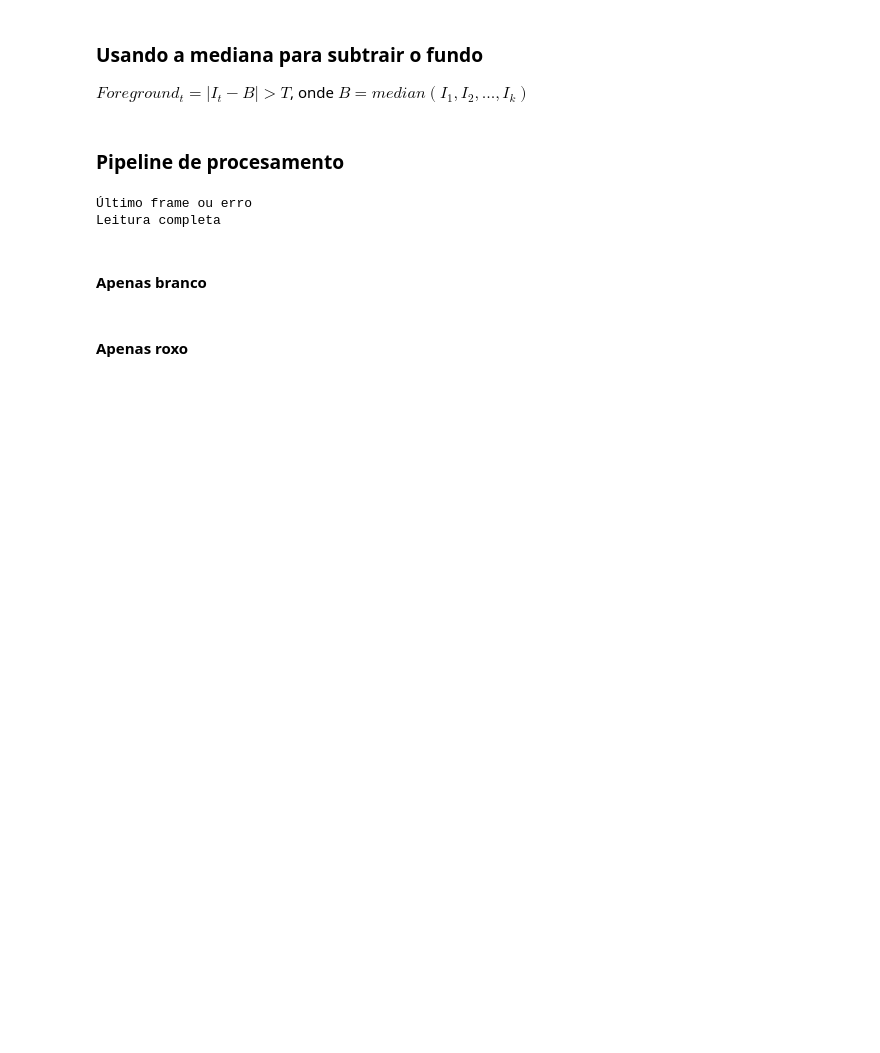
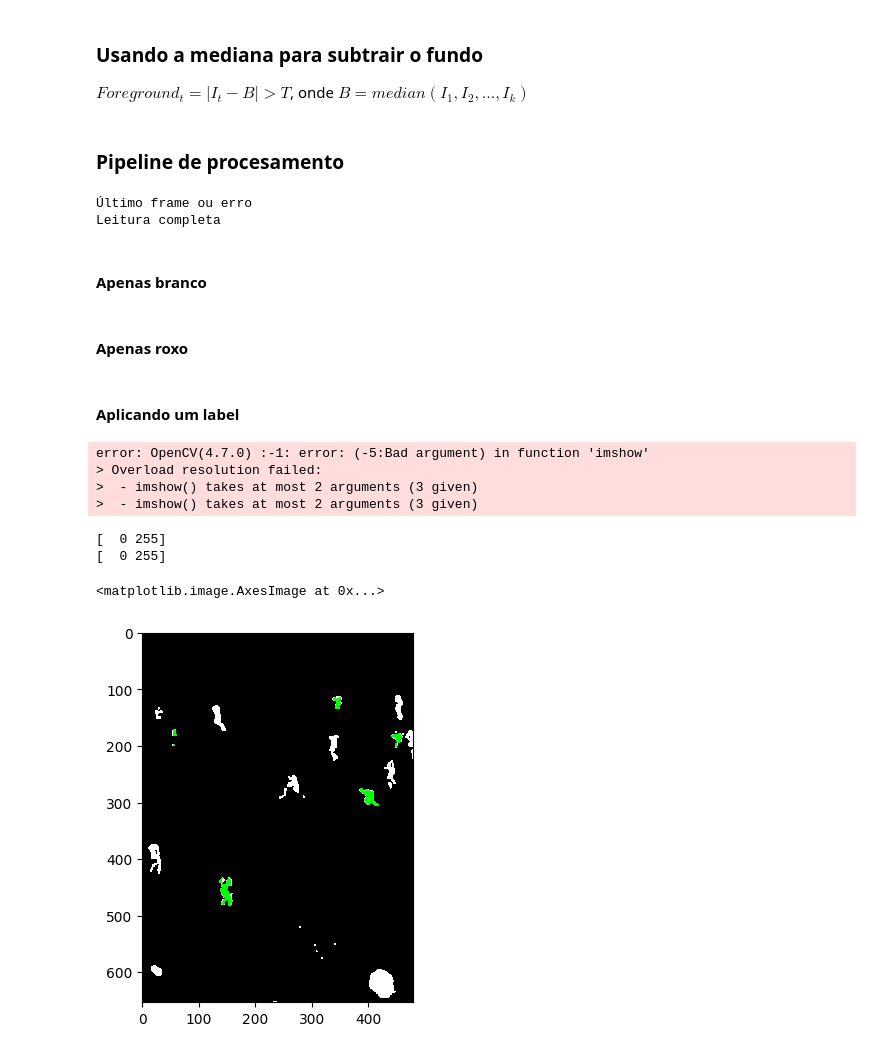
Before and after one commit to RodrigoZonzin/visao_computacional, a Jupyter notebook: pratica3/pratica4.ipynb, the cells around one changed output. Cells and saved outputs as stored; diff of their text form; code cells hidden in the pictures; blank space fills up the shorter version.

```diff
--- a/pratica3/pratica4.ipynb
+++ b/pratica3/pratica4.ipynb
@@ -36,3 +39,7 @@ Leitura completa
+# %%
+values_list = [0, 1, 2]
+colors_list = ['#000000', '#FFFFFF', '#00FF00']
+cmap = ListedColormap(colors_list, name='custom_cmap', N=len(colors_list))
 # %%
 def reproduzirVideo(frames):
     for frame in frames:
@@ -228,5 +235,28 @@ frames = recortaCampo(frames_original)
 
 apenas_roxos = np.array([blueAndRed(frame, k_size = 3) for frame in frames])
 apenas_roxos = aplicaOppening(apenas_roxos, np.ones((4, 4)))
+# %% [markdown]
+#### Aplicando um label
+# %%
+apenas_brancos = apenas_brancos/255 * 1
+apenas_roxos = apenas_roxos/255 * 2
+# %%
+resultado = cv2.bitwise_or(apenas_brancos, apenas_roxos)
 # %%
-reproduzirVideo(apenas_brancos)
+reproduzirVideo(resultado)
+# %% [output]
+error: OpenCV(4.7.0) :-1: error: (-5:Bad argument) in function 'imshow'
+> Overload resolution failed:
+>  - imshow() takes at most 2 arguments (3 given)
+>  - imshow() takes at most 2 arguments (3 given)
+# %%
+print(np.unique(apenas_roxos[400]))
+print(np.unique(apenas_brancos[400]))
+# %% [output]
+[  0 255]
+[  0 255]
+# %%
+plt.imshow(resultado[400], cmap = cmap)
+# %% [output]
+<matplotlib.image.AxesImage at 0x...>
+[figure, added]
```
Also changed, not shown: parts of 1 cell of this notebook.
